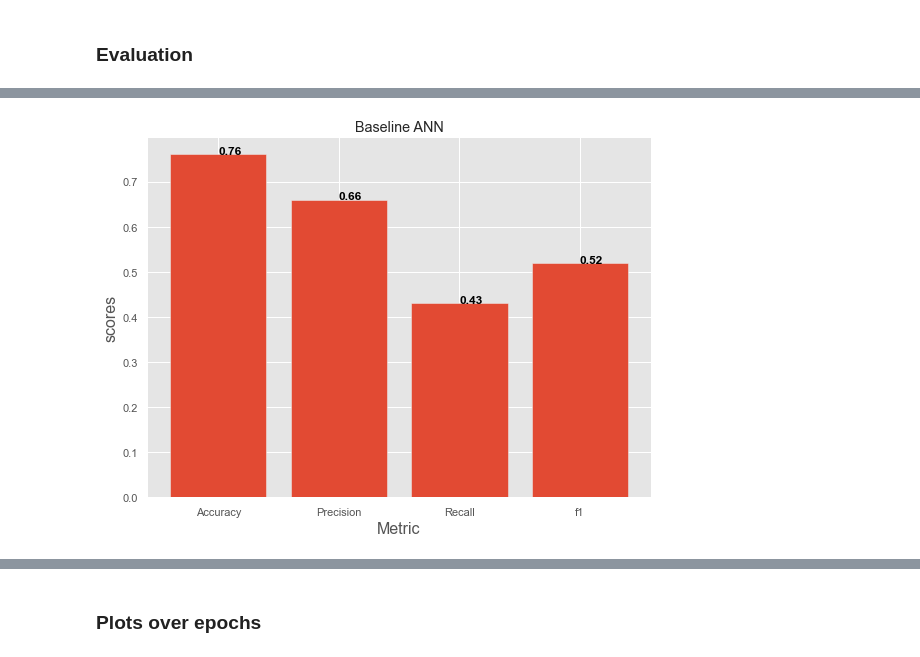
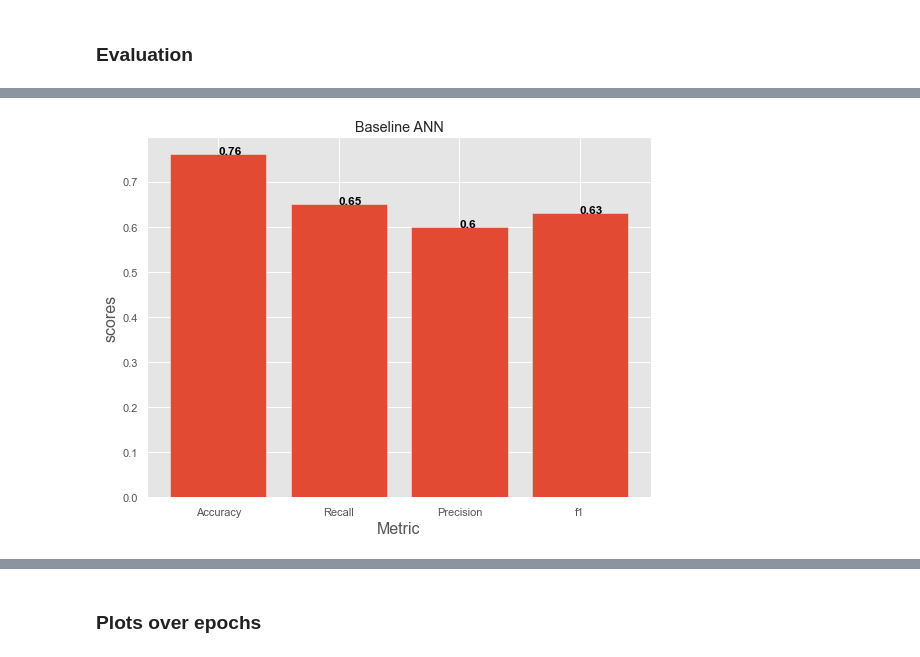
Before and after one commit to jb-ds2020/nf-ds3-capstone-churn-prevention, a Jupyter notebook: Baseline_Model.ipynb, the cells around one changed output, grey strips where cells are left out. Saved outputs shown, nothing was run; the diff lists cells and outputs as text; code cells hidden in the pictures.

Commit message:
added header, changed plots

```diff
--- a/Baseline_Model.ipynb
+++ b/Baseline_Model.ipynb
@@ -453,17 +464,17 @@ weighted avg       0.77      0.77      0.77     46165
 # %%
 fig = plt.figure(figsize=(7,5))
 ax = fig.add_axes([0,0,1,1])
-metrics = ['Accuracy', 'Precision', 'Recall', 'f1']
-scores = [0.76 ,0.66,0.43,0.52]
-ax.bar(metrics,scores)
+metrics = ['Accuracy', 'Recall', 'Precision', 'f1']
+scores = [0.76, 0.65, 0.60, 0.63]
+ax.bar(metrics, scores)
 ax.set_ylabel('scores',fontsize= 16)
 ax.set_xlabel('Metric',fontsize= 16)
 ax.set_title('Baseline ANN')
 for i, v in enumerate(scores):
     ax.text( i ,v, str(v), color='black', fontweight='bold', fontsize=12)
 plt.show()
 # %% [output]
-[figure, old version]
+[figure, new version]
 # %%
 group_names = ['True Neg','False Pos','False Neg','True Pos']
 group_counts = ["{0:0.0f}".format(value) for value in
```
Also changed, not shown: parts of 17 cells of this notebook.
